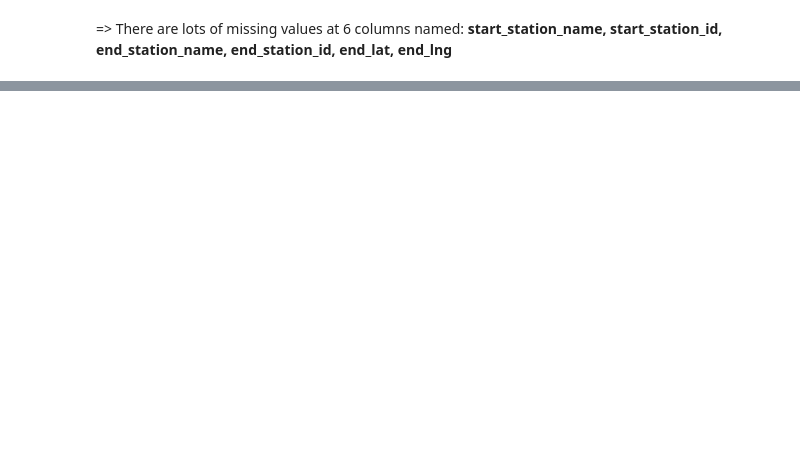
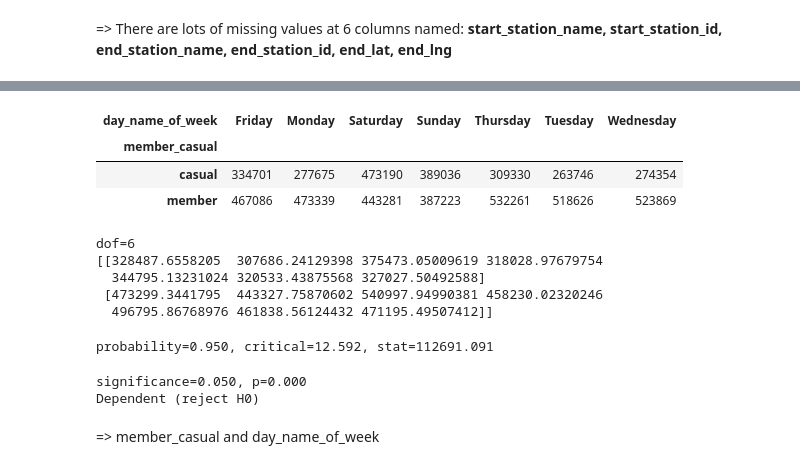
Before and after one commit to vynguyen293/Cyclistic-Bike-Share-Analysis, a Jupyter notebook: Cyclistic-Bike-Share-Analysis.ipynb, the cells around one changed output, grey strips where cells are left out. Saved outputs shown, nothing was run; the diff lists cells and outputs as text; code cells hidden in the pictures; blank space fills up the shorter version.

```diff
--- a/Cyclistic-Bike-Share-Analysis.ipynb
+++ b/Cyclistic-Bike-Share-Analysis.ipynb
@@ -193,0 +217,43 @@ df_new2
+# %%
+# Contingency table
+table = pd.crosstab(df['member_casual'], df['day_name_of_week'])
+table
+# %% [output]
+| day_name_of_week | Friday | Monday | Saturday | Sunday | Thursday | Tuesday | Wednesday |
+| member_casual |  |  |  |  |  |  |  |
+| casual | 334701 | 277675 | 473190 | 389036 | 309330 | 263746 | 274354 |
+| member | 467086 | 473339 | 443281 | 387223 | 532261 | 518626 | 523869 |
+# %%
+# Check the relationship between member_casual and day_name_of_week
+from scipy.stats import chi2_contingency
+from scipy.stats import chi2
+
+stat, p, dof, expected = chi2_contingency(table)
+print('dof=%d' %dof)
+print(expected)
+# %% [output]
+dof=6
+[[328487.6558205  307686.24129398 375473.05009619 318028.97679754
+  344795.13231024 320533.43875568 327027.50492588]
+ [473299.3441795  443327.75870602 540997.94990381 458230.02320246
+  496795.86768976 461838.56124432 471195.49507412]]
+# %%
+# Interpret test-statistic
+prob = 0.95
+critical = chi2.ppf(prob, dof)
+print('probability=%.3f, critical=%.3f, stat=%.3f' % (prob, critical, stat))
+# %% [output]
+probability=0.950, critical=12.592, stat=112691.091
+# %%
+# Interpret p-value
+alpha = 1.0 - prob
+print('significance=%.3f, p=%.3f' % (alpha, p))
+if p <= alpha:
+    print('Dependent (reject H0)')
+else:
+    print('Independent (failed to reject H0)')
+# %% [output]
+significance=0.050, p=0.000
+Dependent (reject H0)
+# %% [markdown]
+=> member_casual and day_name_of_week
```
Also changed, not shown: parts of 17 cells of this notebook.
